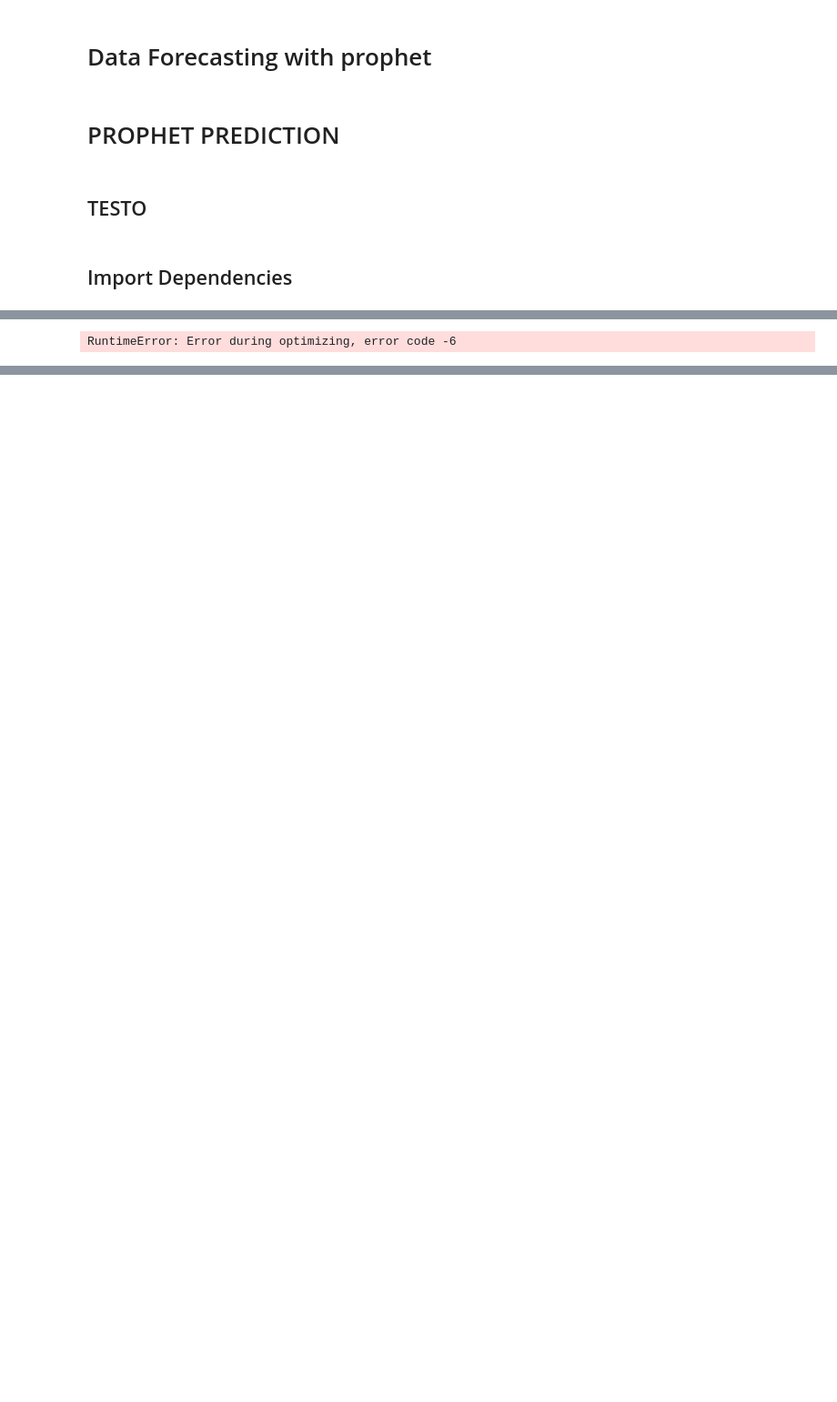
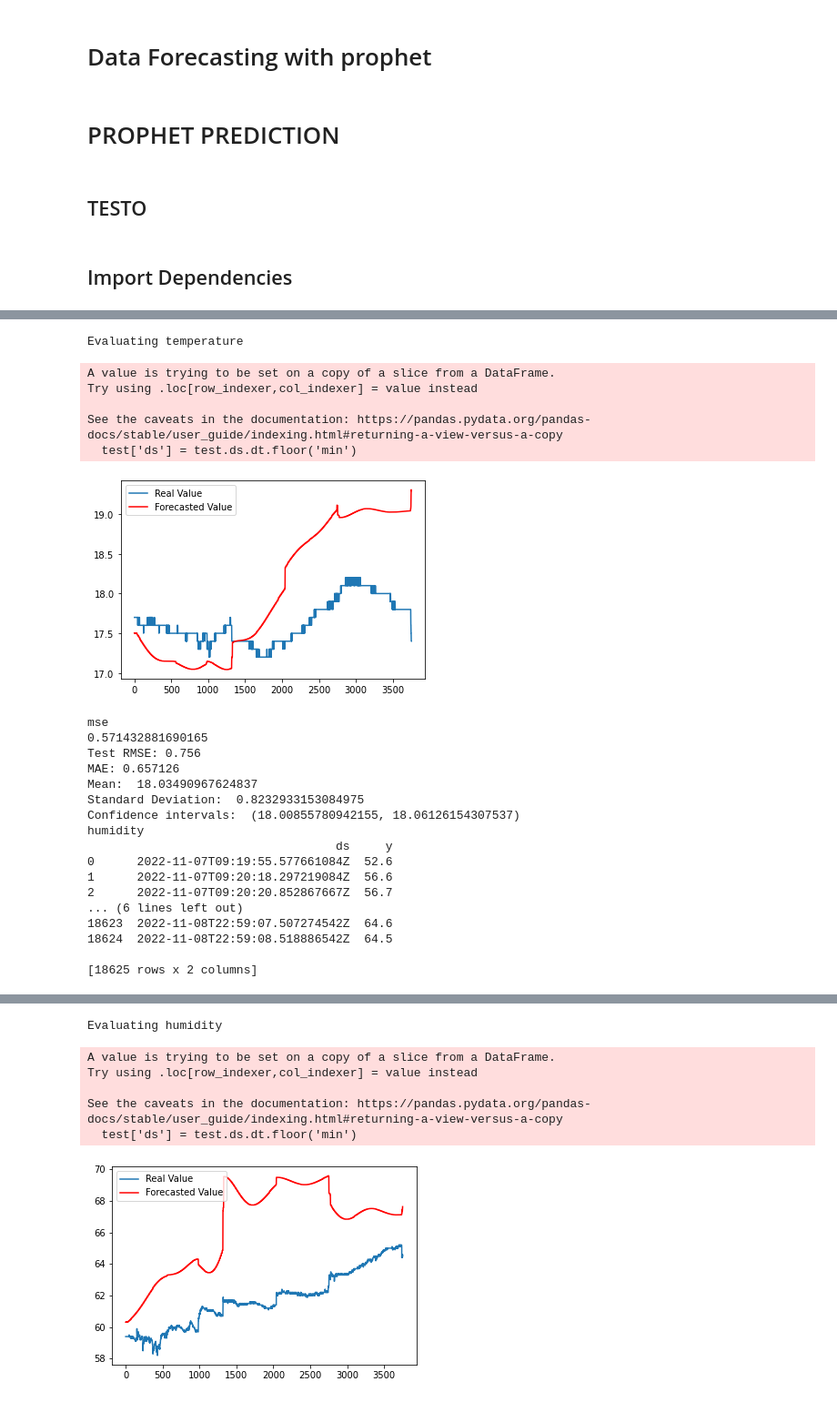
Before and after one commit to andiub97/iot-project, a Jupyter notebook: forecasting/prophetForecasting.ipynb, the cells around one changed output, grey strips where cells are left out. Shown: that part at 91% size. Drawn from its saved outputs; the diff is of its cells as text; code cells hidden in the pictures; blank space fills up the shorter version.

Commit message:
test prophet

```diff
--- a/forecasting/prophetForecasting.ipynb
+++ b/forecasting/prophetForecasting.ipynb
@@ -65,7 +61,7 @@ buckets = [ 'temperature', 'humidity', 'gas']
 # %%
 #With this function we obtain the forecasted data
 
-def bucket_forecast(bucket):
+def bucket_forecast(bucket,i):
     global mse_array
     global forecasted_array
     global expected_array
@@ -78,6 +74,7 @@ def bucket_forecast(bucket):
     expected_array = []
     forecasted = []
     expected = []
+    path = ["../datasets/temperature.csv", "../datasets/Humidity.csv", "../datasets/Gas.csv"]
 
     print(bucket)
     query = 'from(bucket: "'+ bucket +'")' \
@@ -87,11 +84,16 @@ def bucket_forecast(bucket):
                 ' |> aggregateWindow(every: 3m , fn: mean, createEmpty: false)'\
                 ' |> yield(name: "mean")'\
 
-    result = client.query_api().query(org=INFLUXDB_ORG, query=query)
+    # result = client.query_api().query(org=INFLUXDB_ORG, query=query)
     # Convert the results to dataframe
-    df = convert_to_dataframe(result)
+    dataset_path = open(path[i])
+    df = pd.read_csv(dataset_path)
+    #df = convert_to_dataframe(result)
     print(df)
+
+    df['ds'] = pd.to_datetime(df['ds'])
     df['ds'] = df['ds'].dt.tz_localize(None)
+
     #train_size 80% - test_size 20%
 
     train, test = train_test_split(df, test_size=0.2, shuffle=False)
@@ -108,7 +110,7 @@ def bucket_forecast(bucket):
     test_interval = test_interval + 5
     #print(test_interval)
 
-    future = m.make_future_dataframe(periods=test_interval, freq= DateOffset(minutes=1))
+    future = m.make_future_dataframe(periods=60*12, freq= DateOffset(minutes=1))
     forecast = m.predict(future)
 
     forecast['ds'] = forecast.ds.dt.floor('min')
@@ -138,7 +140,7 @@ from influxdb_client.client.write_api import WriteType
 APE = []
 i = 0
 for bucket in buckets:
-	bucket_forecast(bucket)
+	bucket_forecast(bucket,i)
 	print("\n\nEvaluating " + bucket)
 	plt.plot(expected, label="Real Value")
 	plt.plot(forecasted, "-r", label="Forecasted Value")
@@ -187,12 +189,13 @@ for bucket in buckets:
 
 	print("Confidence intervals: ",res)
 
-	lines = [str(forecast["yhat"][d]) for d in range(len(forecast))]
+	'''lines = [str(forecast["yhat"][d]) for d in range(len(forecast))]
 	print(lines)
 	lines = ['val,prediction=yes,clientId=' + str("diubi-esp-32")+",lat=999,lng=999"+ " " + bucket + '=' + str(forecast["yhat"][d])
 									+ ' ' + str(int(time.mktime(forecast['ds'][d].timetuple())) + 3600*2) + "000000000" for d in range(len(forecast))]
 	write_client = client.write_api(write_options=WriteOptions(batch_size=1000, flush_interval=10_000,
 															jitter_interval=2_000, retry_interval=5_000, write_type=WriteType.synchronous))
-	write_client.write(bucket, INFLUXDB_ORG, lines)
+	write_client.write(bucket, INFLUXDB_ORG, lines)'''
+	i+=1
 # %% [output]
 temperature
@@ -218 +218,24 @@ INFO:cmdstanpy:finish chain 1
-RuntimeError: Error during optimizing, error code -6
+Evaluating temperature
+A value is trying to be set on a copy of a slice from a DataFrame.
+Try using .loc[row_indexer,col_indexer] = value instead
+
+See the caveats in the documentation: https://pandas.pydata.org/pandas-docs/stable/user_guide/indexing.html#returning-a-view-versus-a-copy
+  test['ds'] = test.ds.dt.floor('min')
+[figure, added]
+mse
+0.571432881690165
+Test RMSE: 0.756
+MAE: 0.657126
+Mean:  18.03490967624837
+Standard Deviation:  0.8232933153084975
+Confidence intervals:  (18.00855780942155, 18.06126154307537)
+humidity
+                                   ds     y
+0      2022-11-07T09:19:55.577661084Z  52.6
+1      2022-11-07T09:20:18.297219084Z  56.6
+2      2022-11-07T09:20:20.852867667Z  56.7
+... (6 lines left out)
+18623  2022-11-08T22:59:07.507274542Z  64.6
+18624  2022-11-08T22:59:08.518886542Z  64.5
+
+[18625 rows x 2 columns]
@@ -218,0 +244,7 @@ RuntimeError: Error during optimizing, error code -6
+Evaluating humidity
+A value is trying to be set on a copy of a slice from a DataFrame.
+Try using .loc[row_indexer,col_indexer] = value instead
+
+See the caveats in the documentation: https://pandas.pydata.org/pandas-docs/stable/user_guide/indexing.html#returning-a-view-versus-a-copy
+  test['ds'] = test.ds.dt.floor('min')
+[figure, added]
```
Also changed, not shown: parts of 2 cells of this notebook.
